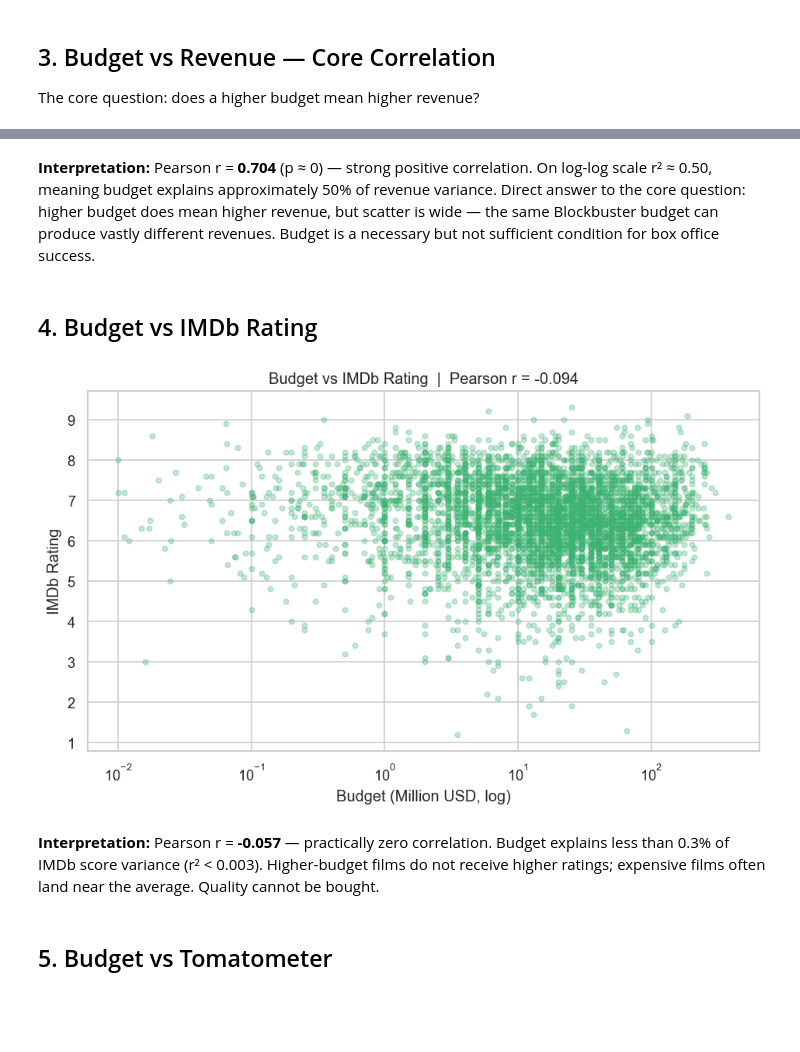
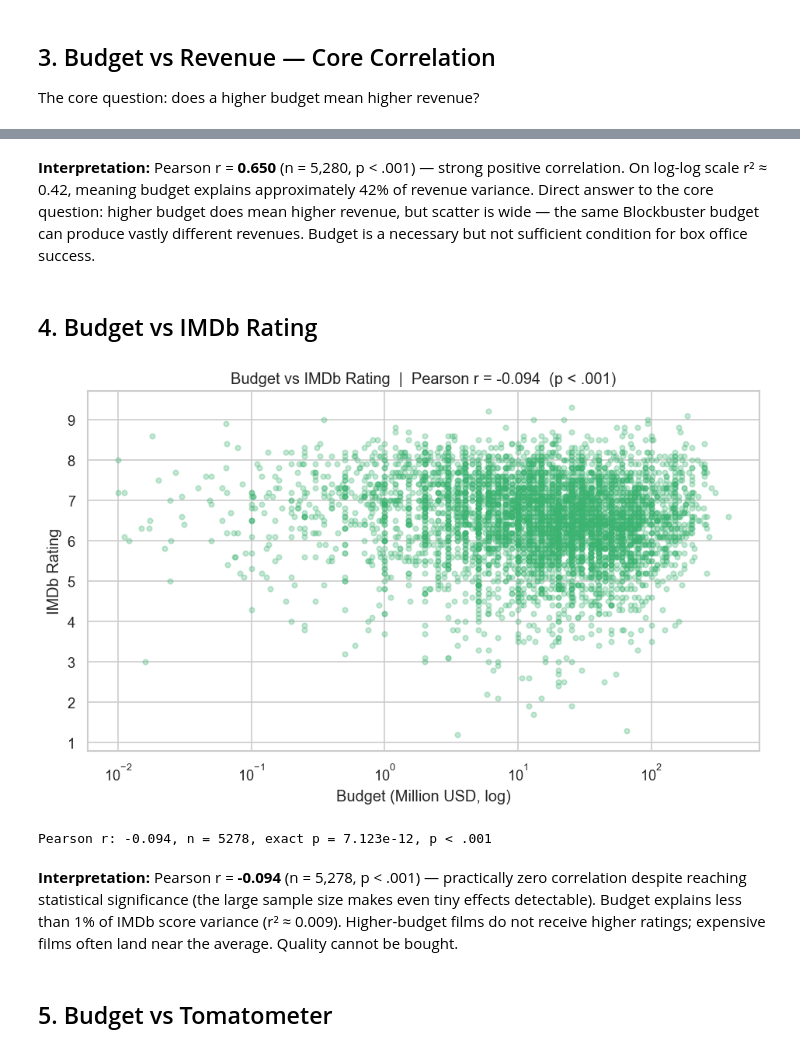
Before and after one commit to hadikrkc/Data-Avengers-DA-60, a Jupyter notebook: Source/notebooks/03_eda.ipynb, the cells around one changed output, grey strips where cells are left out. Drawn from its saved outputs; the diff is of its cells as text; code cells hidden in the pictures; blank space fills up the shorter version.

```diff
--- a/Source/notebooks/03_eda.ipynb
+++ b/Source/notebooks/03_eda.ipynb
@@ -90,25 +91,28 @@ Pearson r (log scale): 0.650
 # %% [markdown]
-**Interpretation:** Pearson r = **0.704** (p ≈ 0) — strong positive correlation. On log-log scale r² ≈ 0.50, meaning budget explains approximately 50% of revenue variance. Direct answer to the core question: higher budget does mean higher revenue, but scatter is wide — the same Blockbuster budget can produce vastly different revenues. Budget is a necessary but not sufficient condition for box office success.
+**Interpretation:** Pearson r = **0.650** (n = 5,280, p < .001) — strong positive correlation. On log-log scale r² ≈ 0.42, meaning budget explains approximately 42% of revenue variance. Direct answer to the core question: higher budget does mean higher revenue, but scatter is wide — the same Blockbuster budget can produce vastly different revenues. Budget is a necessary but not sufficient condition for box office success.
 # %% [markdown]
 ## 4. Budget vs IMDb Rating
 # %%
 rating_col = 'imdb_rating' if 'imdb_rating' in df.columns else 'vote_average'
 subset2 = df[['budget', rating_col]].dropna()
 r2, p2 = pearsonr(np.log10(subset2['budget']), subset2[rating_col])
+p2_label = 'p < .001' if p2 < .001 else f'p = {p2:.3f}'
 
 fig, ax = plt.subplots(figsize=(8, 5))
 ax.scatter(subset2['budget'] / 1e6, subset2[rating_col],
            alpha=0.3, s=15, color='mediumseagreen')
 ax.set_xscale('log')
 ax.set_xlabel('Budget (Million USD, log)')
 ax.set_ylabel('IMDb Rating')
-ax.set_title(f'Budget vs IMDb Rating  |  Pearson r = {r2:.3f}')
+ax.set_title(f'Budget vs IMDb Rating  |  Pearson r = {r2:.3f}  ({p2_label})')
 plt.tight_layout()
 plt.show()
+print(f'Pearson r: {r2:.3f}, n = {len(subset2)}, exact p = {p2:.3e}, {p2_label}')
 # %% [output]
-[figure, old version]
+[figure, new version]
+Pearson r: -0.094, n = 5278, exact p = 7.123e-12, p < .001
 # %% [markdown]
-**Interpretation:** Pearson r = **-0.057** — practically zero correlation. Budget explains less than 0.3% of IMDb score variance (r² < 0.003). Higher-budget films do not receive higher ratings; expensive films often land near the average. Quality cannot be bought.
+**Interpretation:** Pearson r = **-0.094** (n = 5,278, p < .001) — practically zero correlation despite reaching statistical significance (the large sample size makes even tiny effects detectable). Budget explains less than 1% of IMDb score variance (r² ≈ 0.009). Higher-budget films do not receive higher ratings; expensive films often land near the average. Quality cannot be bought.
 # %% [markdown]
 ## 5. Budget vs Tomatometer
 # %%
```
Also changed, not shown: parts of 3 cells of this notebook, 7 other files.
